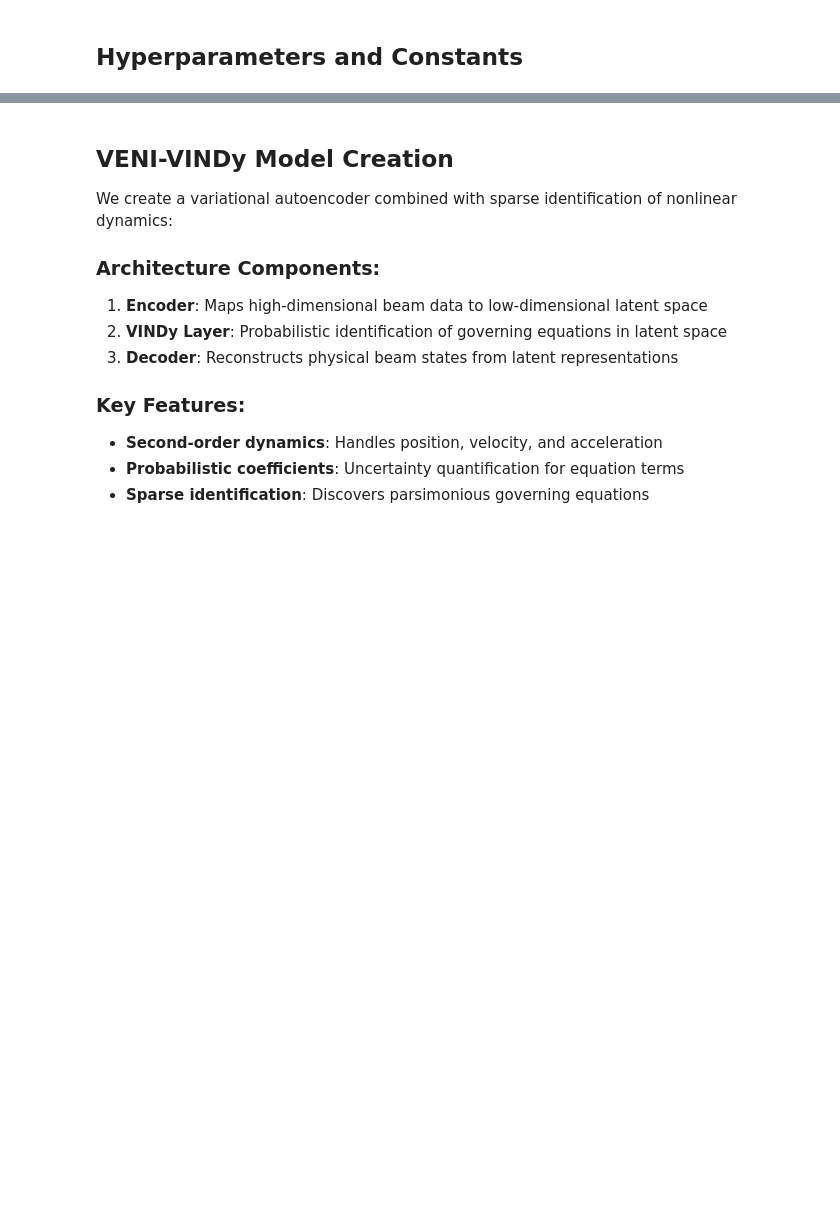
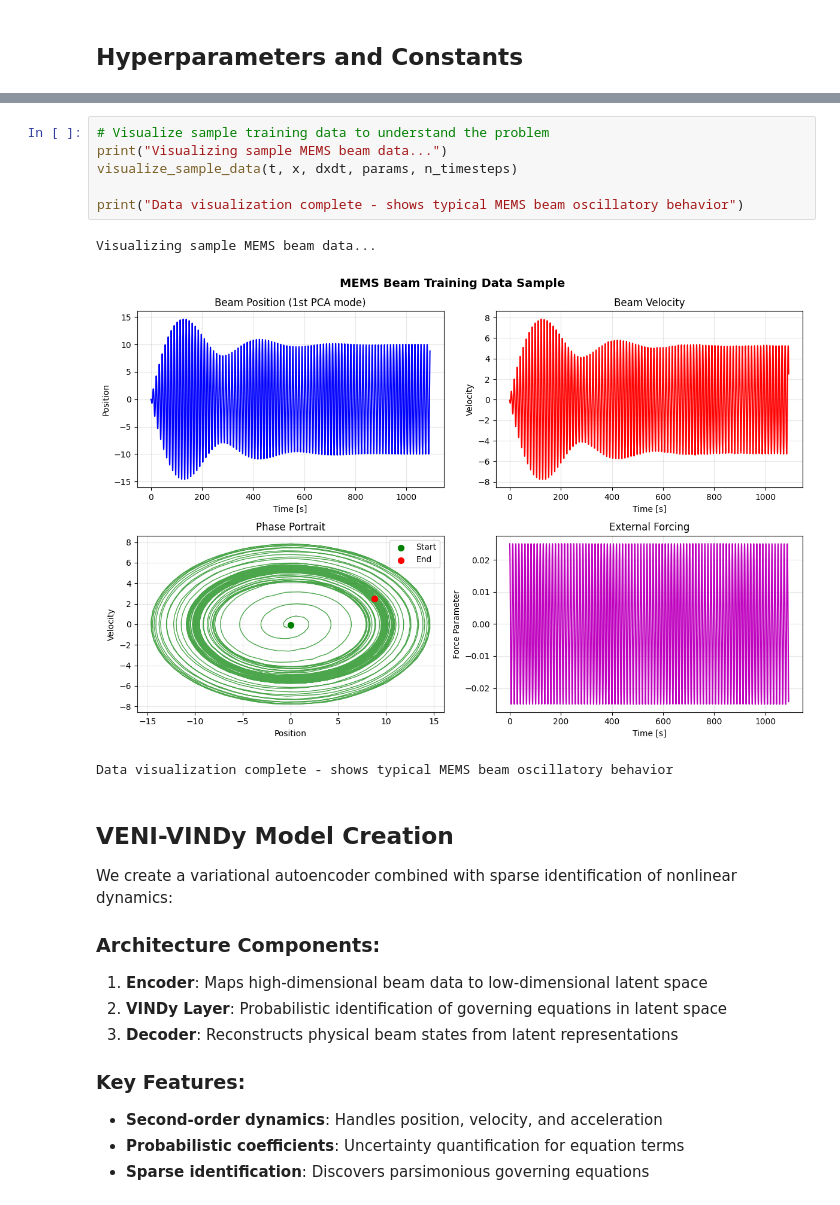
Before and after one commit to ContiPaolo/VENI-VINDy-VICI, a Jupyter notebook: examples/MEMS/MEMS.ipynb, the cells around one changed output, grey strips where cells are left out. Cells and saved outputs as stored; diff of their text form; blank space fills up the shorter version.

```diff
--- a/examples/MEMS/MEMS.ipynb
+++ b/examples/MEMS/MEMS.ipynb
@@ -275,3 +210,13 @@ print("✓ Data visualization complete - shows typical MEMS beam oscillatory beh
+# %%
+# Visualize sample training data to understand the problem
+print("Visualizing sample MEMS beam data...")
+visualize_sample_data(t, x, dxdt, params, n_timesteps)
+
+print("Data visualization complete - shows typical MEMS beam oscillatory behavior")
+# %% [output]
+Visualizing sample MEMS beam data...
+[figure, added]
+Data visualization complete - shows typical MEMS beam oscillatory behavior
 # %% [markdown]
 ## VENI-VINDy Model Creation
 
```
Also changed, not shown: parts of 13 cells of this notebook, 10 other files.
